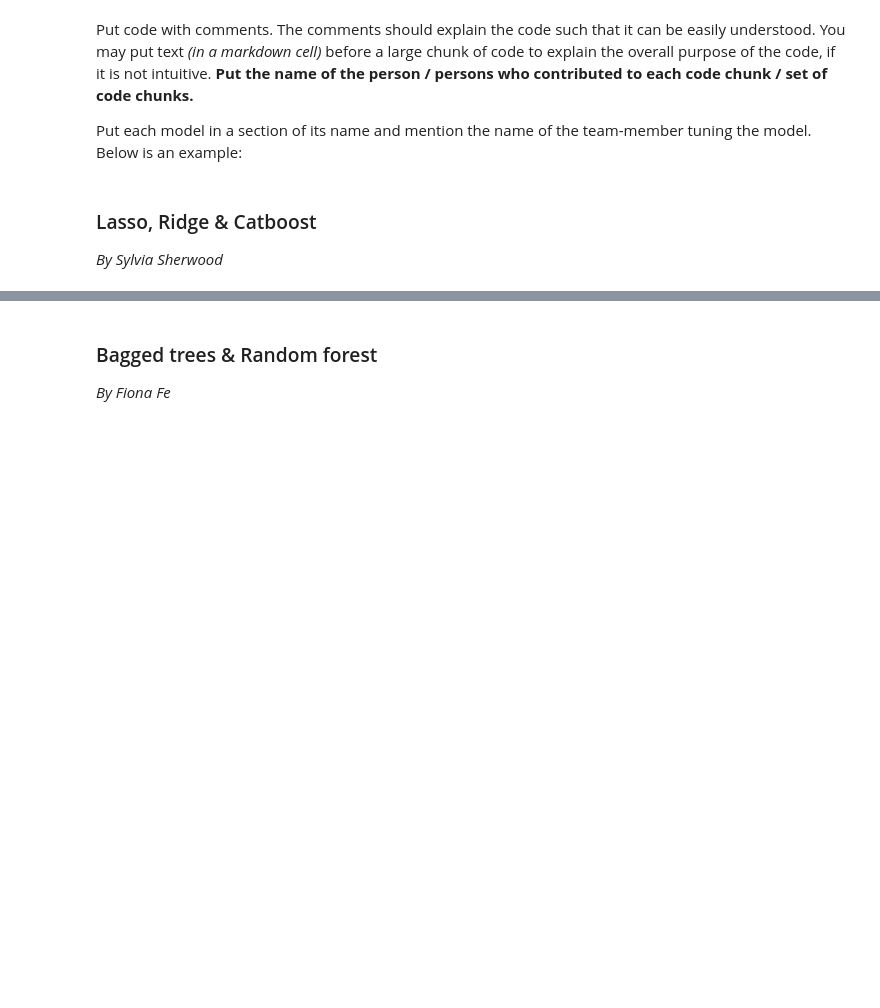
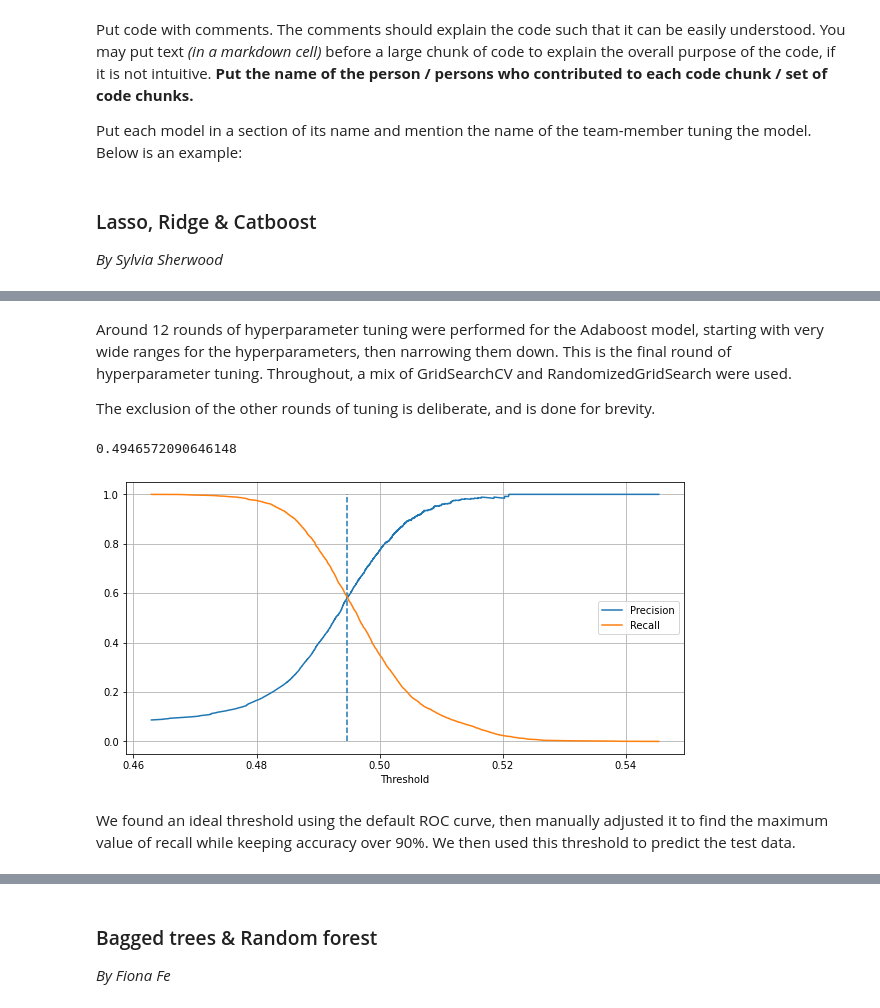
Before and after one commit to jprette/STAT-303-3, a Jupyter notebook: Documentation/Project Code Template.ipynb, the cells around one changed output, grey strips where cells are left out. Drawn from its saved outputs; the diff is of its cells as text; code cells hidden in the pictures; blank space fills up the shorter version.

Commit message:
Adaboost added to final report

```diff
--- a/Documentation/Project Code Template.ipynb
+++ b/Documentation/Project Code Template.ipynb
@@ -186,0 +384,7 @@ Put each model in a section of its name and mention the name of the team-member
+# %%
+# Convert the ind_code column to a categorical column
+data['ind_code_det'] = data['ind_code_det'].astype('category')
+data['occ_code_det'] = data['occ_code_det'].astype('category')
+# %%
+# Get dummy variables for the categorical columns
+data = pd.get_dummies(data, columns=categorical_predictors, drop_first=True)
@@ -186,0 +408,42 @@ Put each model in a section of its name and mention the name of the team-member
+# %% [markdown]
+Around 12 rounds of hyperparameter tuning were performed for the Adaboost model, starting with very wide ranges for the hyperparameters, then narrowing them down. This is the final round of hyperparameter tuning. Throughout, a mix of GridSearchCV and RandomizedGridSearch were used.
+
+The exclusion of the other rounds of tuning is deliberate, and is done for brevity.
+# %%
+# It took several passes of gridsearch to get the best parameters, but this is the final
+# round of gridsearch
+ada = AdaBoostClassifier(random_state=42)
+
+param_dist = {'learning_rate': [0.03, 0.05, 0.075, 1],
+                'n_estimators': [750, 850, 900, 1000, 1050, 1100],
+                'estimator__max_depth': [1, 2, 5],
+                'estimator__min_samples_split': [2, 4, 6, 8],
+                'estimator__min_samples_leaf': [1, 2, 4, 6, 8],
+                'estimator': [DecisionTreeClassifier()]
+                }
+
+ada_cv_v2 = GridSearchCV(ada, param_dist, cv=2, scoring='roc_auc', n_iter=25, random_state=42, verbose=1, n_jobs=-1)
+
+ada_cv_v2.fit(X_train, y_train)
+
+ada_cv_v2.best_params_
+# %%
+# Train a model with the best parameters
+from sklearn.tree import DecisionTreeClassifier
+best_ada = AdaBoostClassifier(n_estimators=1000, learning_rate=0.05,
+                              base_estimator=DecisionTreeClassifier(max_depth=1, min_samples_split=2, min_samples_leaf=6),
+                              random_state=42)
+
+
+best_ada.fit(X_train, y_train)
+
+y_pred_probs_train = best_ada.predict_proba(X_train)[:, 1]
+
+threshold = find_threshold(y_pred_probs_train, y_train)
+
+threshold
+# %% [output]
+0.4946572090646148
+[figure, added]
+# %% [markdown]
+We found an ideal threshold using the default ROC curve, then manually adjusted it to find the maximum value of recall while keeping accuracy over 90%. We then used this threshold to predict the test data.
```
Also changed, not shown: parts of 17 cells of this notebook.
